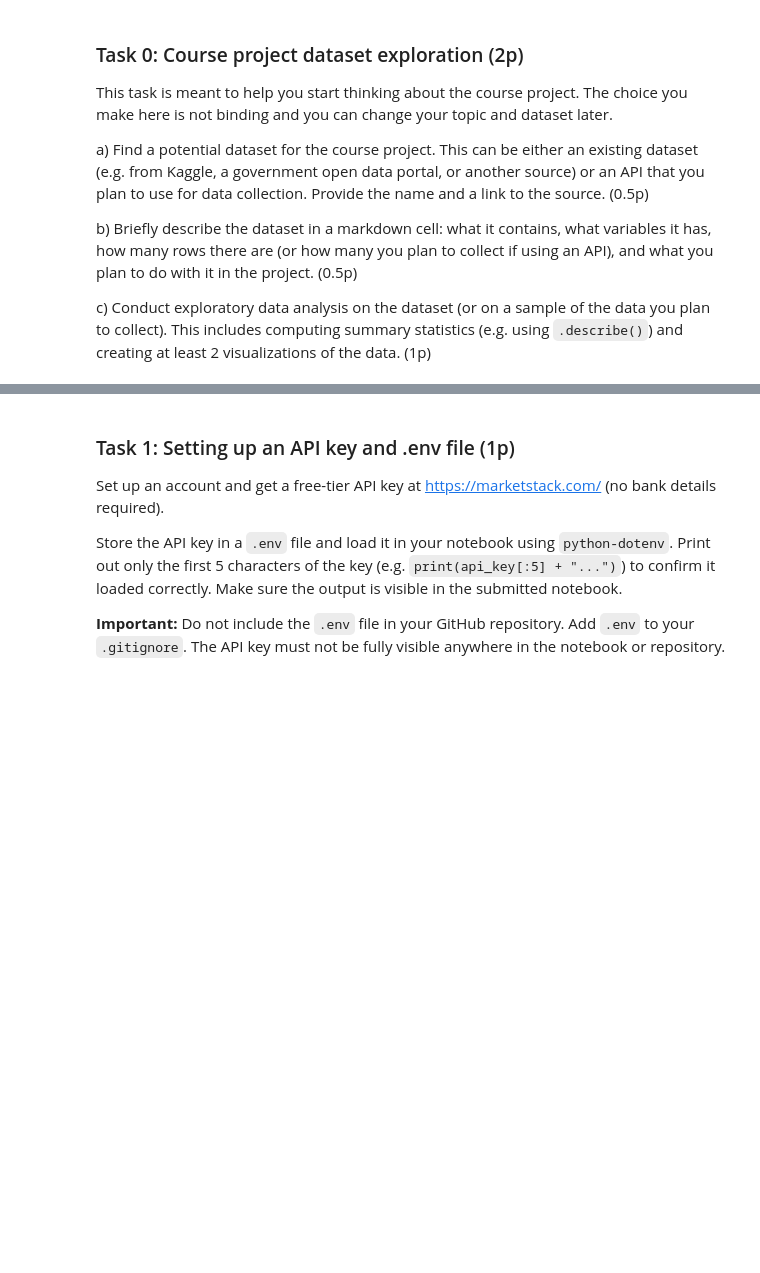
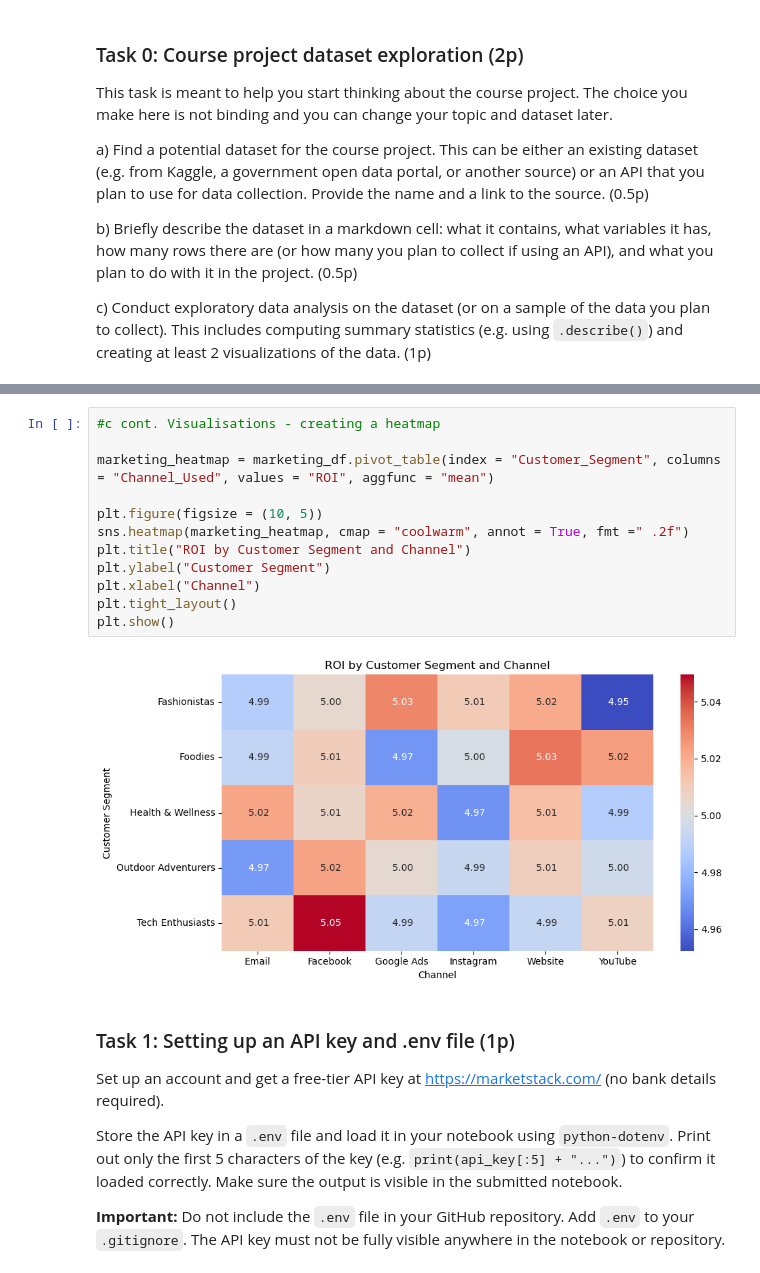
Before and after one commit to emmaforsman/PythonforBusiness_Emma, a Jupyter notebook: assignments/assignment2/assignment2.ipynb, the cells around one changed output, grey strips where cells are left out. Saved outputs shown, nothing was run; the diff lists cells and outputs as text; blank space fills up the shorter version.

```diff
--- a/assignments/assignment2/assignment2.ipynb
+++ b/assignments/assignment2/assignment2.ipynb
@@ -65,3 +130,17 @@ c) Conduct exploratory data analysis on the dataset (or on a sample of the data
+# %%
+#c cont. Visualisations - creating a heatmap
+
+marketing_heatmap = marketing_df.pivot_table(index = "Customer_Segment", columns = "Channel_Used", values = "ROI", aggfunc = "mean")
+
+plt.figure(figsize = (10, 5))
+sns.heatmap(marketing_heatmap, cmap = "coolwarm", annot = True, fmt =" .2f")
+plt.title("ROI by Customer Segment and Channel")
+plt.ylabel("Customer Segment")
+plt.xlabel("Channel")
+plt.tight_layout()
+plt.show()
+# %% [output]
+[figure, added]
 # %% [markdown]
 ### Task 1: Setting up an API key and .env file (1p)
 
```
Also changed, not shown: parts of 6 cells of this notebook, 1 other file.
